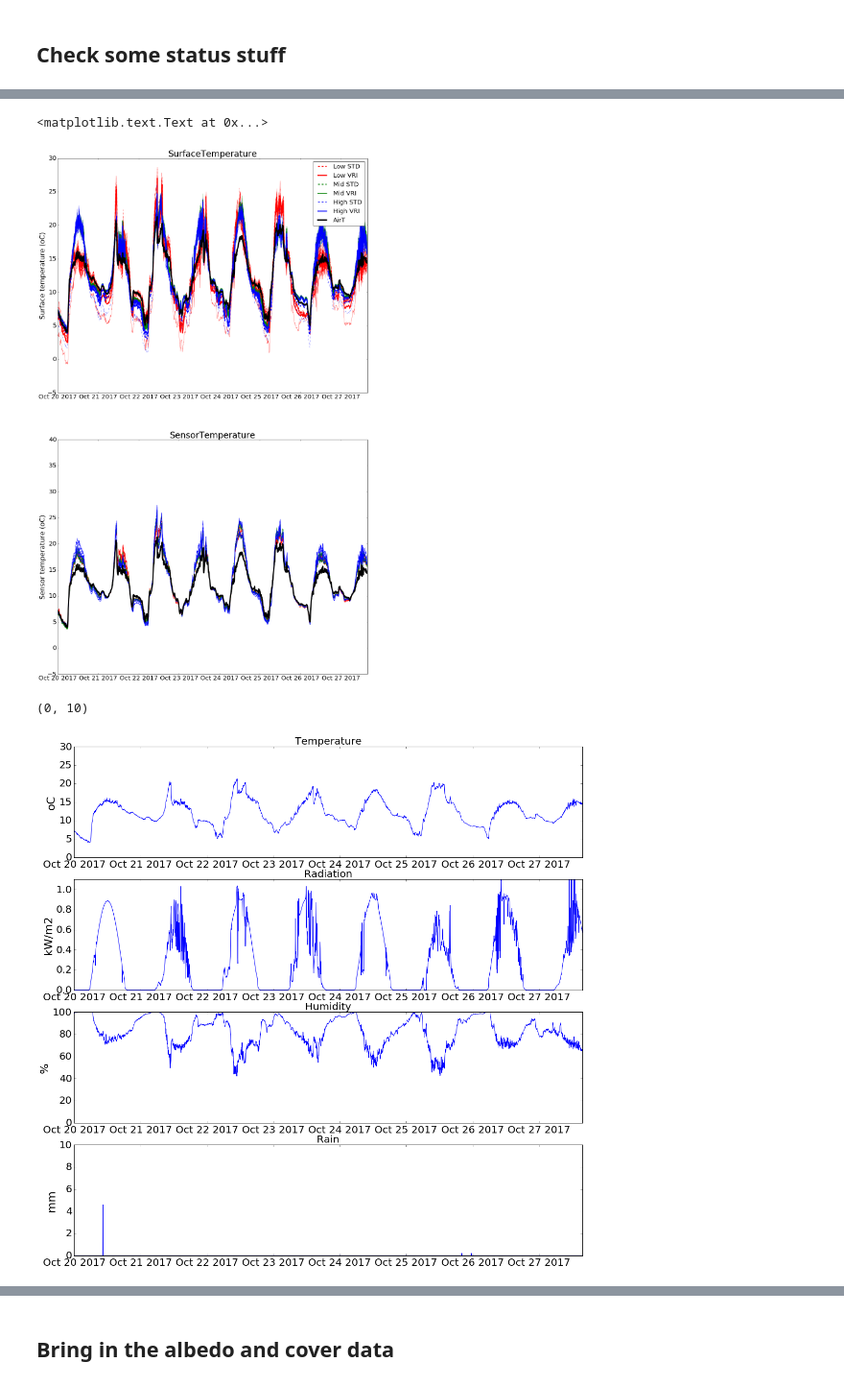
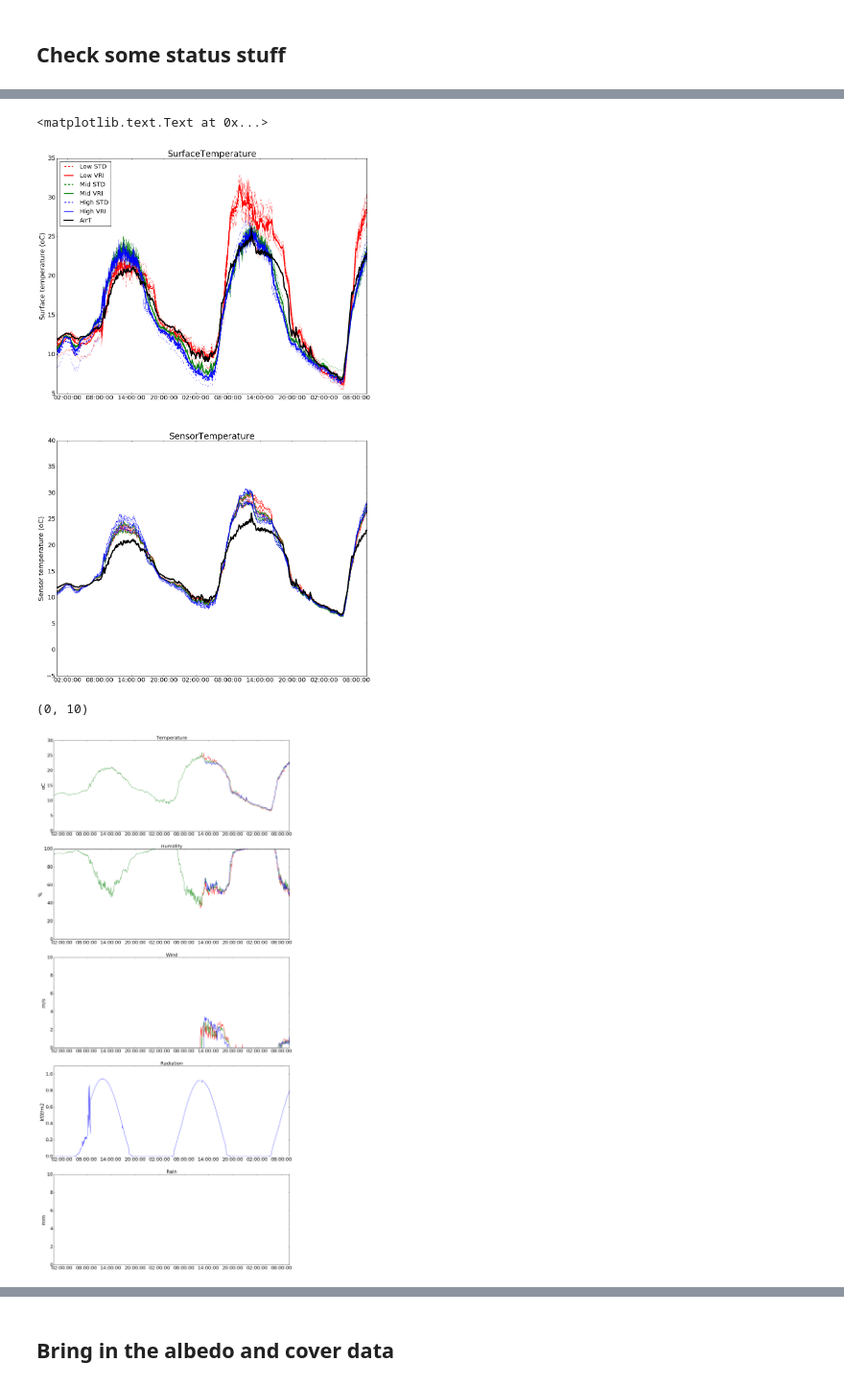
Before and after one commit to PlantandFoodResearch/MVI, a Jupyter notebook: RA1.3/GetNewIRRData.ipynb, the cells around one changed output, grey strips where cells are left out. Shown at 96% size. Drawn from its saved outputs; the diff is of its cells as text; code cells hidden in the pictures.

```diff
--- a/RA1.3/GetNewIRRData.ipynb
+++ b/RA1.3/GetNewIRRData.ipynb
@@ -17,3 +19,6 @@ Path = 'K:\CPDiary\Data\BaxtersMVI'
+# %%
+Today = datetime.datetime.now().date()
+Start = Today - timedelta(days=2)
 # %% [markdown]
 ## Bring in fresh data from Low zone and join to existing data
 # %%
@@ -131,9 +136,6 @@ SensorTemp.update(MidWHCZoneTb)
 SensorTemp.update(HighWHCZoneTb)
 SensorTemp.index = SensorTemp.index.to_datetime()
 SensorTemp.dropna(inplace=True)
-
-Today = datetime.datetime.now().date()
-Start = Today - timedelta(weeks=1)
 # %% [markdown]
 ## Make data frame with aerodynamic Met variables
 # %%
@@ -202,7 +204,7 @@ for Zone in Zones:
         plt.plot(data.index,data.mean(axis=1),lines[pos],color = colors[pos],lw=3,label = lab)
         pos +=1
 plt.plot(MidMetData.ix[Start:,'AirTemp'],color='k',lw=4,label='AirT')
-Fig.legend(fontsize=20)
+Fig.legend(loc=2,fontsize=20)
 plt.title('SurfaceTemperature',fontsize=28)
 plt.tick_params(labelsize=20)
 plt.ylabel('Surface temperature (oC)',fontsize = 22)
@@ -220,33 +222,45 @@ plt.title('SensorTemperature',fontsize=28)
 plt.ylabel('Sensor temperature (oC)',fontsize = 22)
 # %% [output]
 <matplotlib.text.Text at 0x...>
-[figure, old version]
+[figure, new version]
 # %%
-MetGraph = plt.figure(figsize=(18,18))
-TempPannel = MetGraph.add_subplot(4,1,1)
-plt.plot(MidMetData.ix[Start:,'AirTemp'])
+MetGraph = plt.figure(figsize=(18,40))
+TempPannel = MetGraph.add_subplot(5,1,1)
+plt.plot(LowMetData.ix[Start:,'AirTemp'],color = 'r')
+plt.plot(MidMetData.ix[Start:,'AirTemp'],color = 'g')
+plt.plot(HighMetData.ix[Start:,'AirTemp'],color = 'b')
 plt.title('Temperature',fontsize=20)
 plt.ylabel('oC',fontsize=22)
 plt.tick_params(labelsize=20)
 plt.ylim(0,30)
-RadnPannel = MetGraph.add_subplot(4,1,2)
+HumidityPannel = MetGraph.add_subplot(5,1,2)
+plt.plot(LowMetData.ix[Start:,'RelativeHumidity'],color = 'r')
+plt.plot(MidMetData.ix[Start:,'RelativeHumidity'],color = 'g')
+plt.plot(HighMetData.ix[Start:,'RelativeHumidity'],color = 'b')
+plt.title('Humidity',fontsize=20)
+plt.ylabel('%',fontsize=22)
+plt.tick_params(labelsize=20)
+plt.ylim(0,100)
+WindPannel = MetGraph.add_subplot(5,1,3)
+plt.plot(LowMetData.ix[Start:,'Wind'],color = 'r')
+plt.plot(MidMetData.ix[Start:,'Wind'],color = 'g')
+plt.plot(HighMetData.ix[Start:,'Wind'],color = 'b')
+plt.title('Wind',fontsize=20)
+plt.ylabel('m/s',fontsize=22)
+plt.tick_params(labelsize=20)
+plt.ylim(0,10)
+RadnPannel = MetGraph.add_subplot(5,1,4)
 plt.plot(MidMetData.ix[Start:,'RadnkW'])
 plt.title('Radiation',fontsize=20)
 plt.ylabel('kW/m2',fontsize=22)
 plt.tick_params(labelsize=20)
 plt.ylim(0,1.100)
-HumidityPannel = MetGraph.add_subplot(4,1,3)
-plt.plot(MidMetData.ix[Start:,'RelativeHumidity'])
-plt.title('Humidity',fontsize=20)
-plt.ylabel('%',fontsize=22)
-plt.tick_params(labelsize=20)
-plt.ylim(0,100)
-RainfallPannel = MetGraph.add_subplot(4,1,4)
+RainfallPannel = MetGraph.add_subplot(5,1,5)
 plt.plot(MidMetData.ix[Start:,'Rain'])
 plt.title('Rain',fontsize=20)
 plt.ylabel('mm',fontsize=22)
 plt.tick_params(labelsize=20)
 plt.ylim(0,10)
 # %% [output]
 (0, 10)
-[figure, old version]
+[figure, new version]
```
Also changed, not shown: parts of 25 cells of this notebook, 2 other files.
